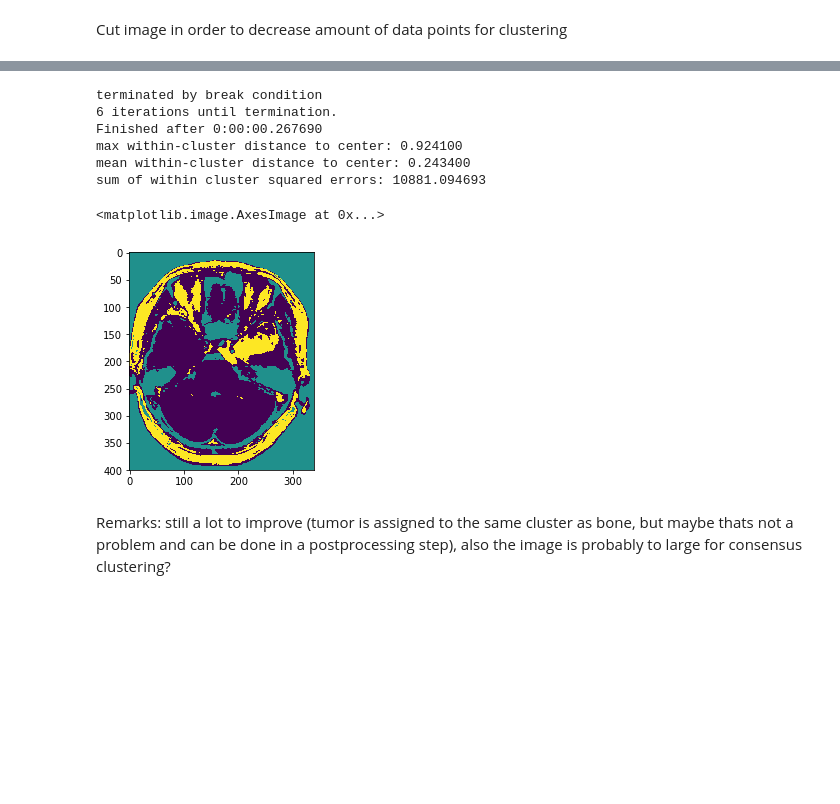
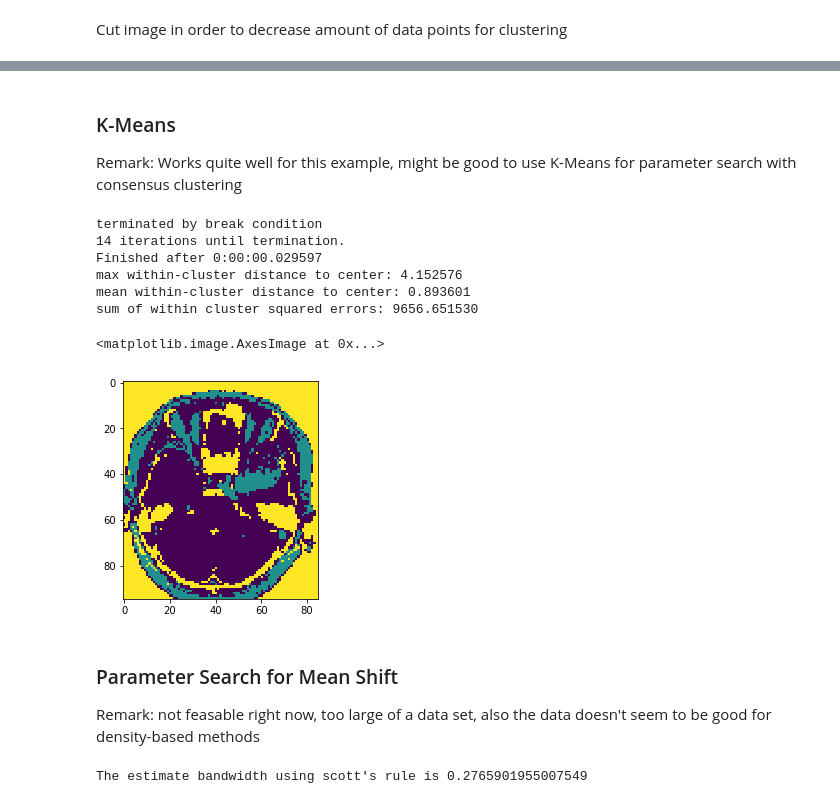
Before and after one commit to clustertoolsgroup/consensus_clustering, a Jupyter notebook: Real Datasets - Image Segmentation.ipynb, the cells around one changed output, grey strips where cells are left out. Saved outputs shown, nothing was run; the diff lists cells and outputs as text; code cells hidden in the pictures; blank space fills up the shorter version.

Commit message:
ongoing work on data sets

```diff
--- a/Real Datasets - Image Segmentation.ipynb
+++ b/Real Datasets - Image Segmentation.ipynb
@@ -84,0 +88,23 @@ data=brainarr_rgb_small.reshape((136000,4))
+# %%
+#np.shape(brainarr_grey_small)
+
+#brainarr_grey_decr=brainarr_grey_small[np.arange(0,250,4),:]
+#brainarr_grey_decr=brainarr_grey_decr[:,np.arange(0,340,4)]
+
+#data_grey_decr=np.reshape(brainarr_grey_decr,(5355,1))
+
+#plt.imshow(brainarr_grey_decr)
+
+
+brainarr_rgb_decr_cut=brainarr_rgb_small[np.arange(0,250,4),:,:]
+brainarr_rgb_decr_cut=brainarr_rgb_decr_cut[:,np.arange(0,340,4),:]
+data_rgb_decr_cut=np.reshape(brainarr_rgb_decr_cut,(5355,4))
+
+#plt.imshow(brainarr_rgb_decr)
+
+#not cut
+brainarr_rgb_decr=brainarr_rgb[np.arange(50,430,4),:,:]
+brainarr_rgb_decr=brainarr_rgb_decr[:,np.arange(100,440,4),:]
+data_rgb_decr=np.reshape(brainarr_rgb_decr,(np.shape(brainarr_rgb_decr)[0]*np.shape(brainarr_rgb_decr)[1],4))
+
+plt.imshow(brainarr_rgb_decr)
@@ -85,25 +141,32 @@ data=brainarr_rgb_small.reshape((136000,4))
+# %% [markdown]
+### K-Means
+
+Remark: Works quite well for this example, might be good to use K-Means for parameter search with consensus clustering
 # %%
 k = 3
+data_scaled=scale_data(data_rgb_decr[:,0:3])
 
 # Fit
-kmeans_obj = cl_dist.KMeans(data, k)
-kmeans_obj.fit()
-labels = kmeans_obj.cluster_labels
+kmeans_object = cl_dist.KMeans(data_scaled, k)
+kmeans_object.fit()
+labels = kmeans_object.cluster_labels
 
 # Plot
-dataframekm=pd.DataFrame(data,columns=["1","2","3","4"])
+dataframekm=pd.DataFrame(data_rgb_decr,columns=["1","2","3","4"])
 dataframekm["labels"]=labels
 # %% [output]
 terminated by break condition
-6 iterations until termination.
-Finished after 0:00:00.267690
-max within-cluster distance to center: 0.924100
-mean within-cluster distance to center: 0.243400
-sum of within cluster squared errors: 10881.094693
+14 iterations until termination.
+Finished after 0:00:00.029597
+max within-cluster distance to center: 4.152576
+mean within-cluster distance to center: 0.893601
+sum of within cluster squared errors: 9656.651530
 # %%
-plt.imshow(labels.reshape(np.shape(brainarr_rgb_small)[0:2]))
+plt.imshow(labels.reshape(np.shape(brainarr_rgb_decr[:,:,0])))
 # %% [output]
 <matplotlib.image.AxesImage at 0x...>
-[figure, old version]
+[figure, new version]
-# %% [markdown]
-Remarks: still a lot to improve (tumor is assigned to the same cluster as bone, but maybe thats not a problem and can be done in a postprocessing step), also the image is probably to large for consensus clustering?
+# %% [markdown]
+### Parameter Search for Mean Shift
+
+Remark: not feasable right now, too large of a data set, also the data doesn't seem to be good for density-based methods
@@ -109,0 +258,21 @@ Remarks: still a lot to improve (tumor is assigned to the same cluster as bone,
+# %%
+# Set parameters:
+
+# General
+stride = 1
+data=scale_data(data_rgb_decr[:,0:3])
+k_consensus = 3
+recluster_what = 'points'
+recluster_how = 'hierarchical'
+
+# Mean Shift Parameter ranges
+#first estimate bandwidth using scotts rule
+n,d=np.shape(data)
+bw_estimate=n**(-1./(d + 4))
+print("The estimate bandwidth using scott's rule is", bw_estimate)
+
+bw_arr = np.arange(0.1, 0.2, 0.05)#bandwidth
+mindist_arr = np.linspace(0.02, 0.04, 3) #minimum distance
+mesh_bw, mesh_mindist = np.meshgrid(bw_arr, mindist_arr)
+# %% [output]
+The estimate bandwidth using scott's rule is 0.2765901955007549
```
Also changed, not shown: parts of 25 cells of this notebook, 3 other files.
